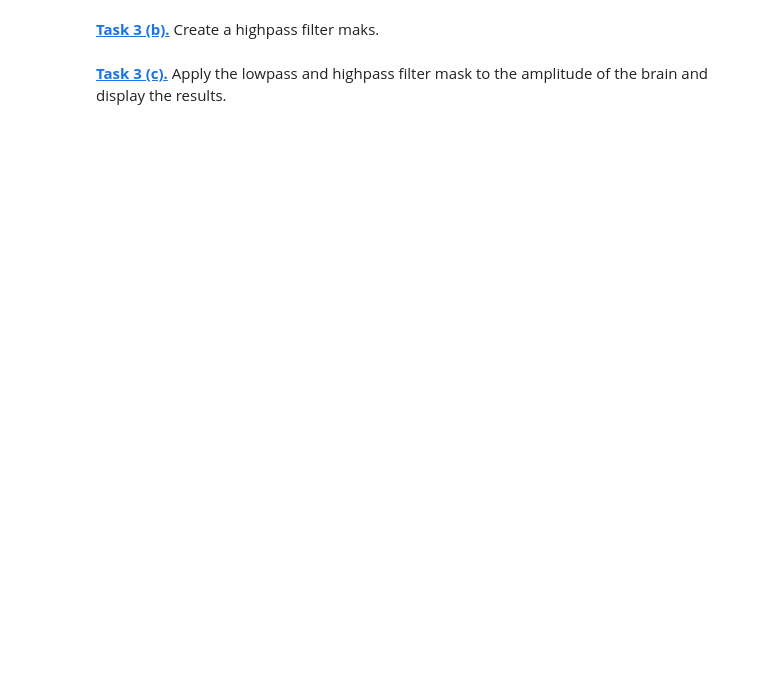
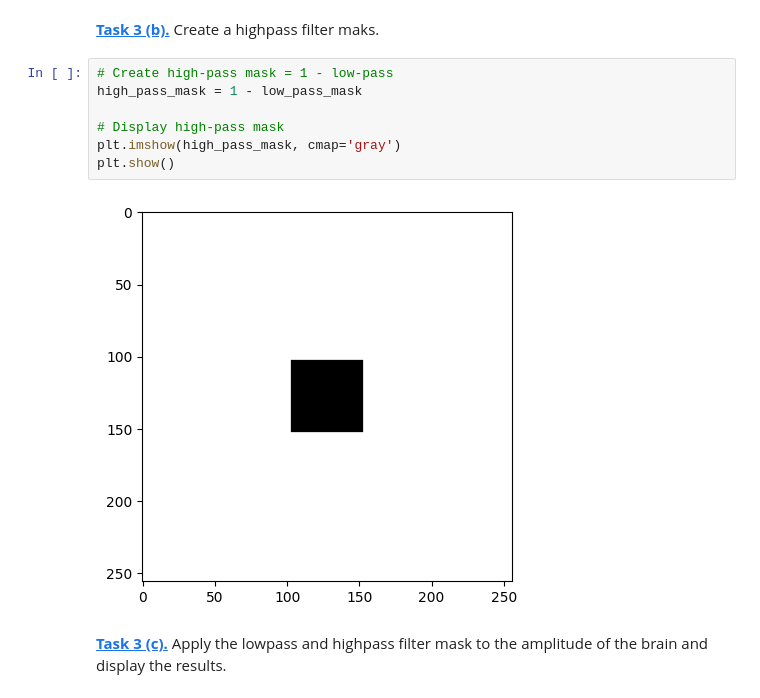
Before and after one commit to Bentrexte/mobi-fs5-python, a Jupyter notebook: fourier.ipynb, the cells around one changed output. Cells and saved outputs as stored; diff of their text form; blank space fills up the shorter version.

```diff
--- a/fourier.ipynb
+++ b/fourier.ipynb
@@ -133,4 +198,13 @@ filter_window_size = 50
 # %% [markdown]
 **[Task 3 (b).]()** Create a highpass filter maks.
+# %%
+# Create high-pass mask = 1 - low-pass
+high_pass_mask = 1 - low_pass_mask
+
+# Display high-pass mask
+plt.imshow(high_pass_mask, cmap='gray')
+plt.show()
+# %% [output]
+[figure, added]
 # %% [markdown]
 **[Task 3 (c).]()** Apply the lowpass and highpass filter mask to the amplitude of the brain and display the results.
```
Also changed, not shown: parts of 7 cells of this notebook.
